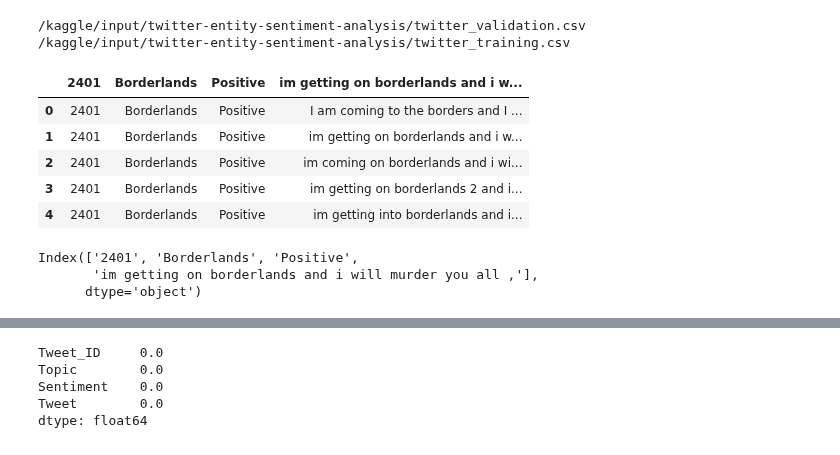
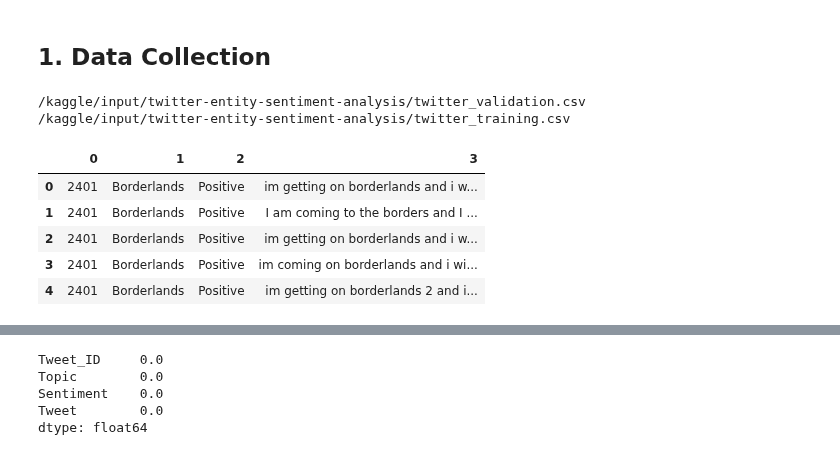
Before and after one commit to ParisRohan/AES-128-bit-Key-size-, a Jupyter notebook: text-feature-cleaning-and-generation.ipynb, the cells around one changed output, grey strips where cells are left out. Drawn from its saved outputs; the diff is of its cells as text; code cells hidden in the pictures.

Commit message:
Kaggle Notebook | Text feature cleaning and generation | Version 3

```diff
--- a/text-feature-cleaning-and-generation.ipynb
+++ b/text-feature-cleaning-and-generation.ipynb
@@ -3,22 +3,11 @@
-# %%
-# This Python 3 environment comes with many helpful analytics libraries installed
-# It is defined by the kaggle/python Docker image: https://github.com/kaggle/docker-python
-# For example, here's several helpful packages to load
-
-import numpy as np # linear algebra
-import pandas as pd # data processing, CSV file I/O (e.g. pd.read_csv)
-
-# Input data files are available in the read-only "../input/" directory
-# For example, running this (by clicking run or pressing Shift+Enter) will list all files under the input directory
-
-import os
-for dirname, _, filenames in os.walk('/kaggle/input'):
-    for filename in filenames:
-        print(os.path.join(dirname, filename))
-
-# You can write up to 20GB to the current directory (/kaggle/working/) that gets preserved as output when you create a version using "Save & Run All"
-# You can also write temporary files to /kaggle/temp/, but they won't be saved outside of the current session
-# %% [output]
-/kaggle/input/twitter-entity-sentiment-analysis/twitter_validation.csv
-/kaggle/input/twitter-entity-sentiment-analysis/twitter_training.csv
+# %% [markdown]
+## 1. Data Collection
+# %%
+import os
+for dirname, _, filenames in os.walk('/kaggle/input'):
+    for filename in filenames:
+        print(os.path.join(dirname, filename))
+# %% [output]
+/kaggle/input/twitter-entity-sentiment-analysis/twitter_validation.csv
+/kaggle/input/twitter-entity-sentiment-analysis/twitter_training.csv
 # %%
@@ -30,18 +23,12 @@ import seaborn as sns
 pd.pandas.set_option('display.max_columns',None)
 # %%
 #Load training data
-df_data=pd.read_csv('/kaggle/input/twitter-entity-sentiment-analysis/twitter_training.csv')
+df_data=pd.read_csv('/kaggle/input/twitter-entity-sentiment-analysis/twitter_training.csv',header=None)
 df_data.head()
 # %% [output]
-|  | 2401 | Borderlands | Positive | im getting on borderlands and i w... |
-| 0 | 2401 | Borderlands | Positive | I am coming to the borders and I ... |
-| 1 | 2401 | Borderlands | Positive | im getting on borderlands and i w... |
-| 2 | 2401 | Borderlands | Positive | im coming on borderlands and i wi... |
-| 3 | 2401 | Borderlands | Positive | im getting on borderlands 2 and i... |
-| 4 | 2401 | Borderlands | Positive | im getting into borderlands and i... |
+|  | 0 | 1 | 2 | 3 |
+| 0 | 2401 | Borderlands | Positive | im getting on borderlands and i w... |
+| 1 | 2401 | Borderlands | Positive | I am coming to the borders and I ... |
+| 2 | 2401 | Borderlands | Positive | im getting on borderlands and i w... |
+| 3 | 2401 | Borderlands | Positive | im coming on borderlands and i wi... |
+| 4 | 2401 | Borderlands | Positive | im getting on borderlands 2 and i... |
-# %%
-df_data.columns
-# %% [output]
-Index(['2401', 'Borderlands', 'Positive',
-       'im getting on borderlands and i will murder you all ,'],
-      dtype='object')
```
Also changed, not shown: parts of 22 cells of this notebook.
